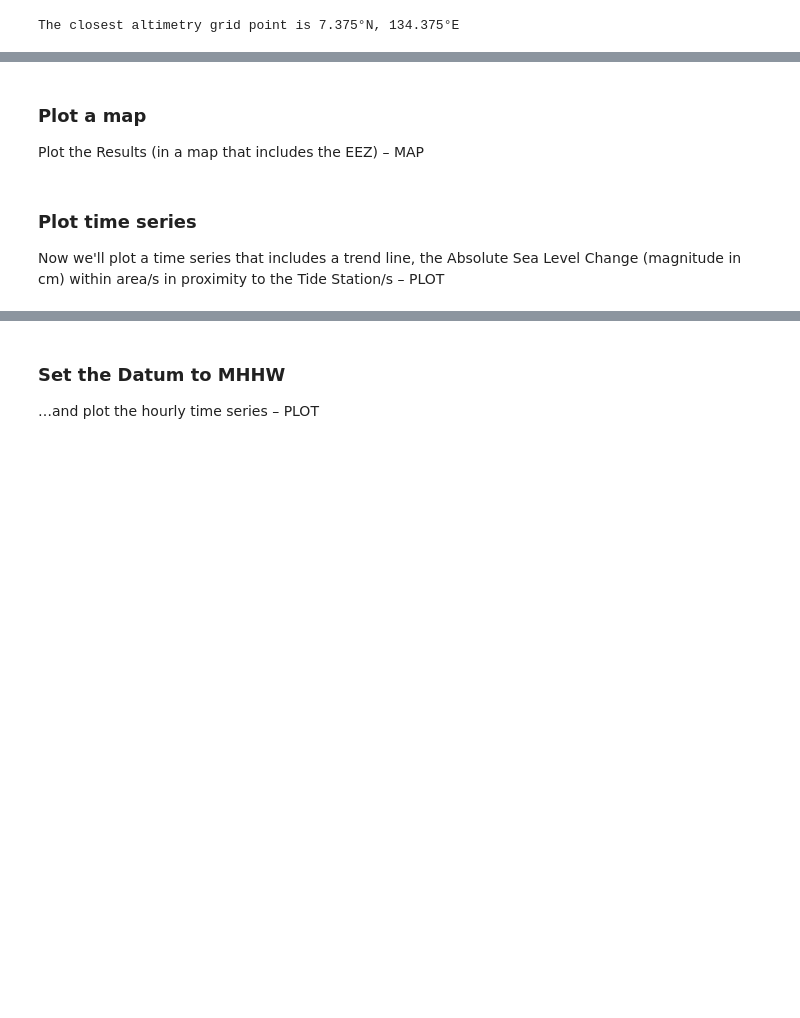
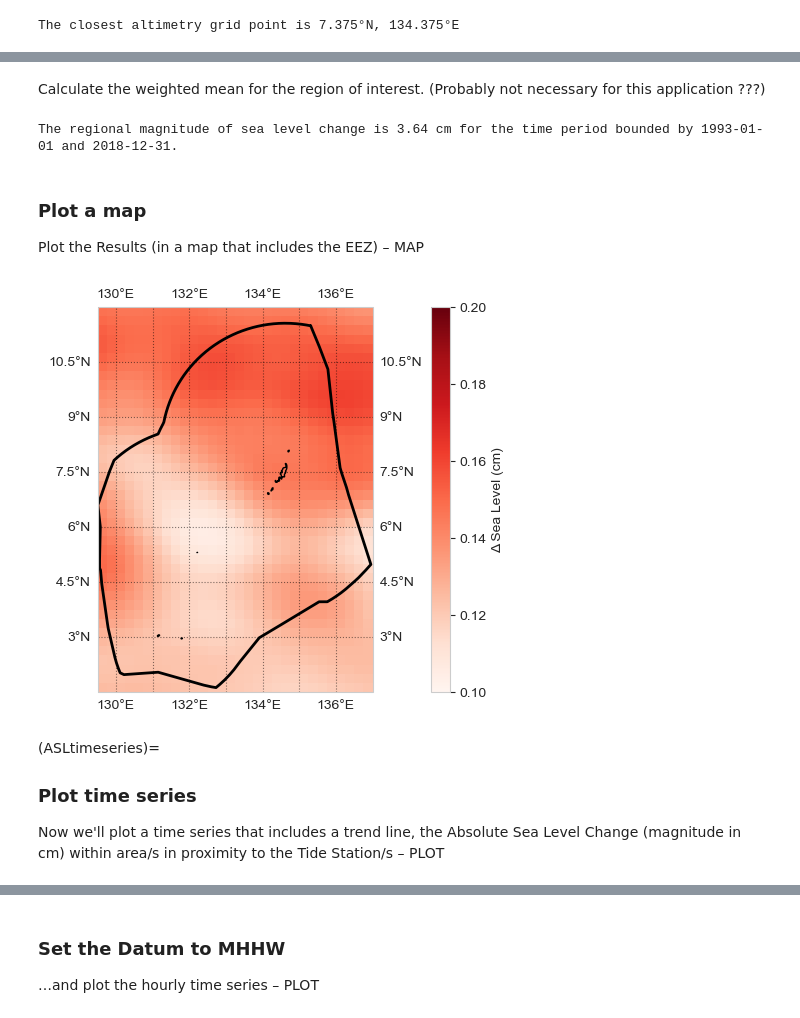
Before and after one commit to jwfiedler/SL_Indicators, a Jupyter notebook: SL_indicators_NBs/SL_magnitude.ipynb, the cells around one changed output, grey strips where cells are left out. Drawn from its saved outputs; the diff is of its cells as text; code cells hidden in the pictures; blank space fills up the shorter version.

```diff
--- a/SL_indicators_NBs/SL_magnitude.ipynb
+++ b/SL_indicators_NBs/SL_magnitude.ipynb
@@ -402,0 +356,4 @@ trend_cmems = xr.apply_ufunc(
+# %%
+trend_mag_cmems, trend_line_cmems, trend_rate_cmems = process_data_trend_mag(sla)
+
+trend_mag_cmems
@@ -403,6 +378,46 @@ trend_cmems = xr.apply_ufunc(
+# %% [markdown]
+Calculate the weighted mean for the region of interest. (Probably not necessary for this application ???)
+# %%
+# calculate the area weights as cosine of latitude (For a rectangular grid, this is equivalent to multiplying by the grid cell area)
+weights = np.cos(np.deg2rad(sla.latitude))
+weights.name = "weights"
+
+# apply weights to the trend data
+trend_mag_weighted = trend_mag_cmems.weighted(weights)
+
+# calculate the regional mean
+trend_mag_regional = trend_mag_weighted.mean(dim=('latitude', 'longitude'))
+
+output = 'The regional magnitude of sea level change is {:.2f} cm for the time period bounded by {} and {}.'.format(100*trend_mag_regional.values, start_date_str, end_date_str)
+print(output)
+# %% [output]
+The regional magnitude of sea level change is 3.64 cm for the time period bounded by 1993-01-01 and 2018-12-31.
 # %% [markdown]
 ### Plot a map
 Plot the Results (in a map that includes the EEZ) – MAP
+# %%
+
+# plot a map of the magnitude of SL change
+fig, ax = plt.subplots(figsize=(15, 5), subplot_kw={'projection': ccrs.PlateCarree()})
+
+# set a colormap to be used for both sets of data
+palette = sns.color_palette("Reds", as_cmap=True)
+cmap = palette
+vmax=0.2
+vmin=0.1
+
+# plot the trend
+trend_mag_cmems.plot(ax=ax, transform=ccrs.PlateCarree(), vmin=vmin, vmax=vmax, cmap=cmap, cbar_kwargs={'label': 'Δ Sea Level (cm)'})
+
+ax.coastlines()
+ax.add_feature(cfeature.LAND, color='lightgrey')
+# add the EEZ
+ax.plot(palau_eez[:, 0], palau_eez[:, 1], transform=ccrs.PlateCarree(), color='black', linewidth=2)
+# show latitude and longitude grid lines
+gl = ax.gridlines(draw_labels=True, linestyle=':', color='black', alpha=0.5)
+# %% [output]
+[figure, added]
 # %% [markdown]
+(ASLtimeseries)=
 ### Plot time series
 Now we'll plot a time series that includes a trend line, the Absolute Sea Level Change (magnitude in cm) within area/s in proximity to the Tide Station/s – PLOT
```
Also changed, not shown: parts of 50 cells of this notebook.
